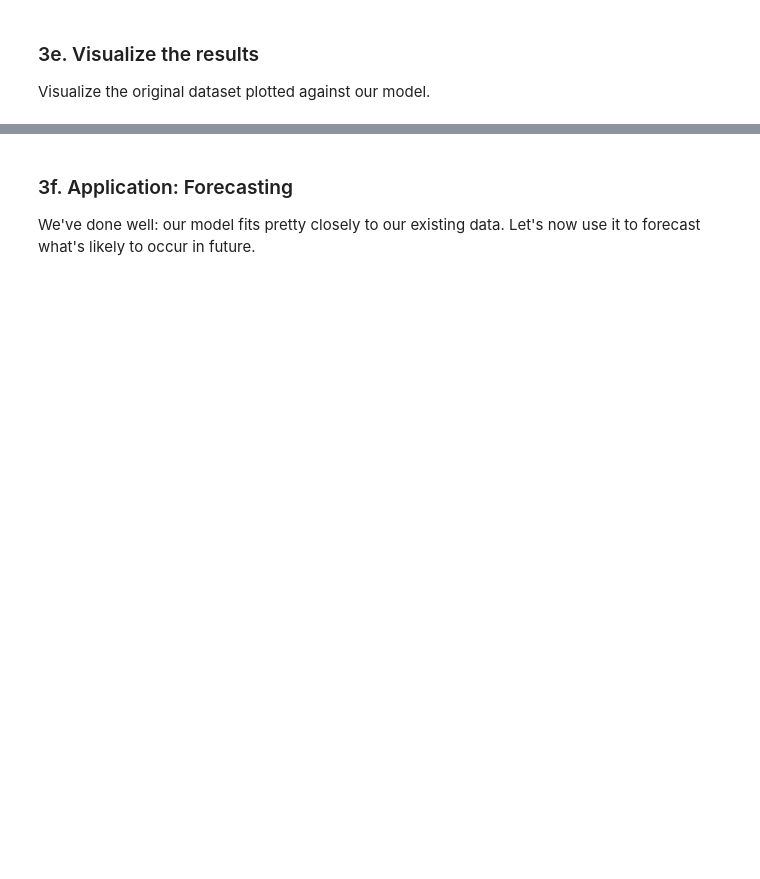
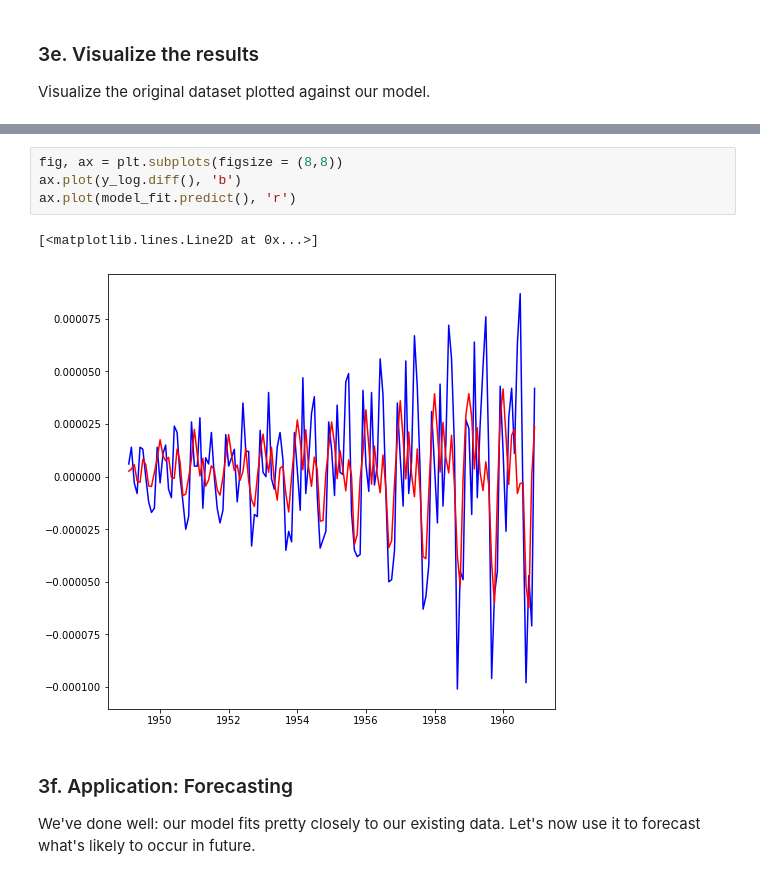
Before and after one commit to nahsradus/SpringBoard, a Jupyter notebook: 21.1.2_Cowboys&CigrettesCaseStudy/Cowboy Cigarettes Case Study - Tier 3.ipynb, the cells around one changed output, grey strips where cells are left out. Drawn from its saved outputs; the diff is of its cells as text; blank space fills up the shorter version.

```diff
--- a/21.1.2_Cowboys&CigrettesCaseStudy/Cowboy Cigarettes Case Study - Tier 3.ipynb
+++ b/21.1.2_Cowboys&CigrettesCaseStudy/Cowboy Cigarettes Case Study - Tier 3.ipynb
@@ -476,3 +480,10 @@ _ _ _
+# %%
+fig, ax = plt.subplots(figsize = (8,8))
+ax.plot(y_log.diff(), 'b')
+ax.plot(model_fit.predict(), 'r')
+# %% [output]
+[<matplotlib.lines.Line2D at 0x...>]
+[figure, added]
 # %% [markdown]
 ### 3f. Application: Forecasting
 
```
Also changed, not shown: parts of 7 cells of this notebook.
